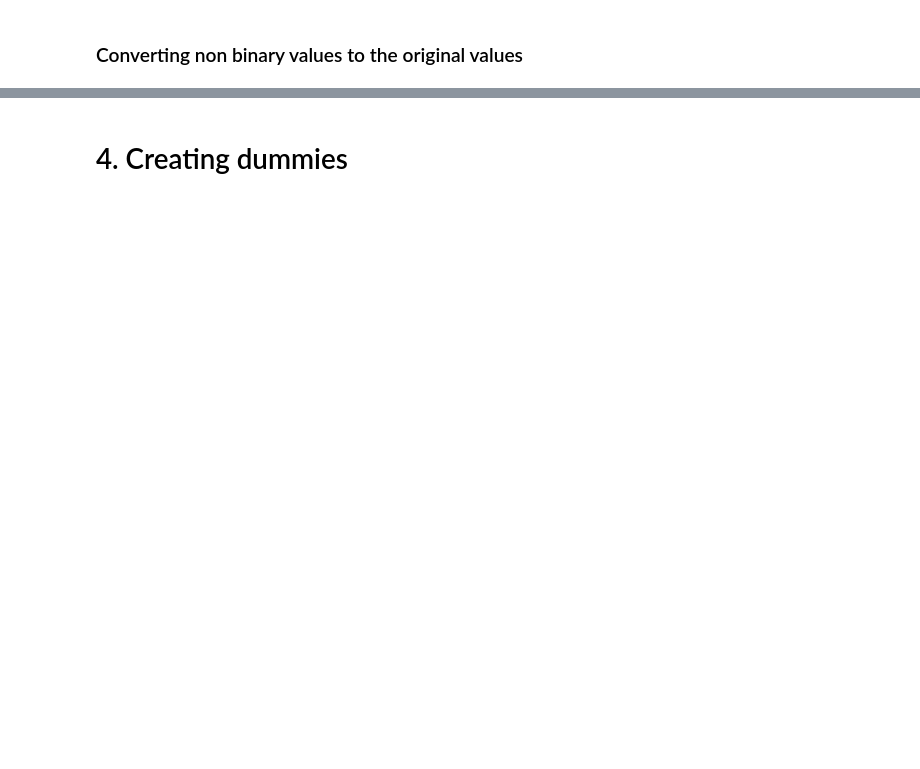
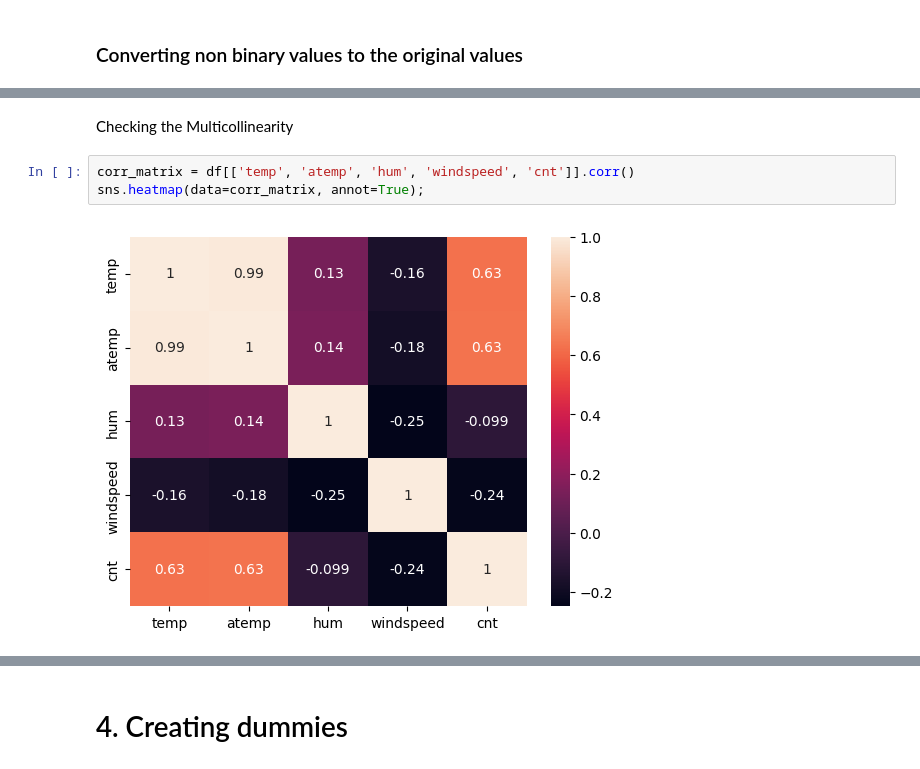
Before and after one commit to philipfranklin/BikeSharingAssignment, a Jupyter notebook: bikesSharing.ipynb, the cells around one changed output, grey strips where cells are left out. Drawn from its saved outputs; the diff is of its cells as text; blank space fills up the shorter version.

```diff
--- a/bikesSharing.ipynb
+++ b/bikesSharing.ipynb
@@ -89,0 +114,7 @@ Here the column temp, atemp describe some sort of linear relation with the cnt
+# %% [markdown]
+Checking the Multicollinearity
+# %%
+corr_matrix = df[['temp', 'atemp', 'hum', 'windspeed', 'cnt']].corr()
+sns.heatmap(data=corr_matrix, annot=True);
+# %% [output]
+[figure, added]
```
Also changed, not shown: parts of 104 cells of this notebook.
